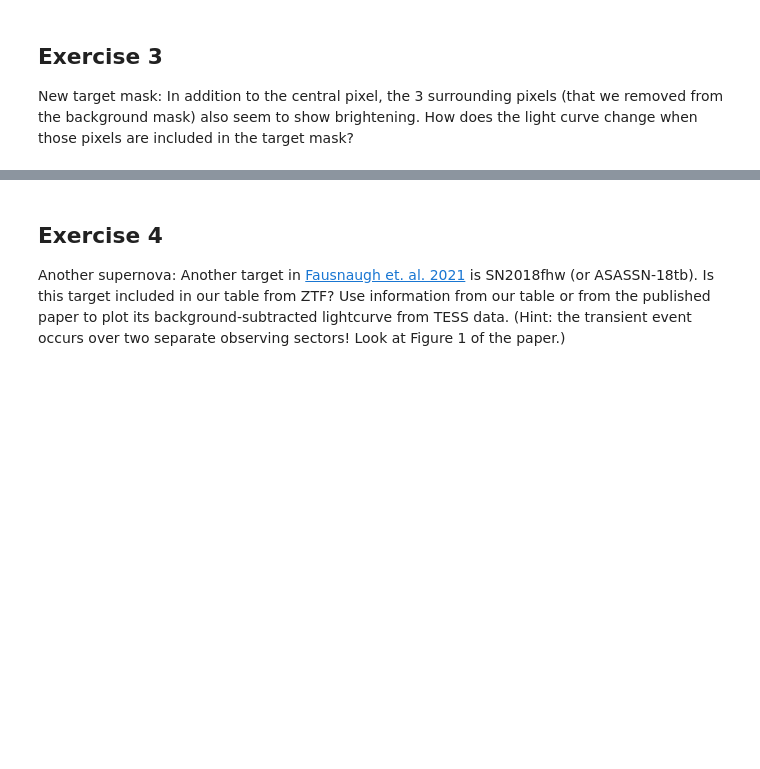
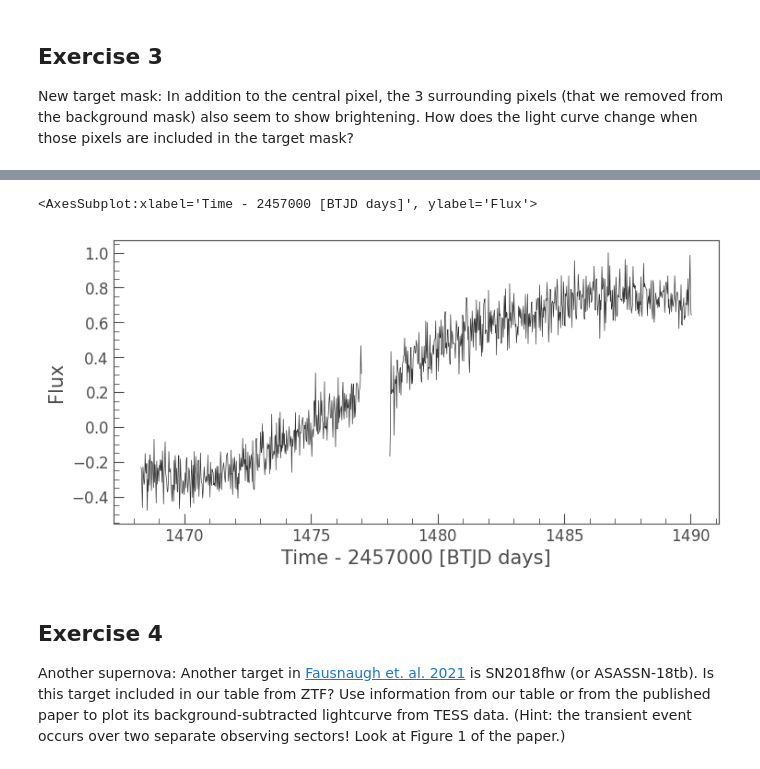
Before and after one commit to spacetelescope/project-tikebook, a Jupyter notebook: transients_nearby_galaxies/transients_nearby_galaxies_solutions.ipynb, the cells around one changed output, grey strips where cells are left out. Saved outputs shown, nothing was run; the diff lists cells and outputs as text; code cells hidden in the pictures; blank space fills up the shorter version.

```diff
--- a/transients_nearby_galaxies/transients_nearby_galaxies_solutions.ipynb
+++ b/transients_nearby_galaxies/transients_nearby_galaxies_solutions.ipynb
@@ -110,3 +133,23 @@ New target mask: In addition to the central pixel, the 3 surrounding pixels (tha
+# %%
+# Now, modify the target_mask array
+target_mask[4,4]=True
+target_mask[5,4]=True
+target_mask[5,5]=True
+n_target_pixels = target_mask.sum()
+# %%
+# Recreate the rest of the steps from the main notebook with the new target_mask
+target_lc=tpf[0].to_lightcurve(aperture_mask=target_mask)
+background_estimate_lc = background_lc_per_pixel * n_target_pixels
+corrected_lc = target_lc - background_estimate_lc.flux
+peaknorm_lc=corrected_lc/np.nanmax(corrected_lc.flux)
+peaknorm_lc.plot()
+# The signal of the supernova is even more prominent when
+# including the other pixels. Our background may be
+# poorly estimated because the flux level before the
+# transient event comes out negative.
+# %% [output]
+<AxesSubplot:xlabel='Time - 2457000 [BTJD days]', ylabel='Flux'>
+[figure, added]
 # %% [markdown]
 ## Exercise 4
 Another supernova: Another target in [Fausnaugh et. al. 2021](https://ui.adsabs.harvard.edu/abs/2021ApJ...908...51F/abstract) is SN2018fhw (or ASASSN-18tb). Is this target included in our table from ZTF? Use information from our table or from the published paper to plot its background-subtracted lightcurve from TESS data. (Hint: the transient event occurs over two separate observing sectors! Look at Figure 1 of the paper.)
```
Also changed, not shown: parts of 2 cells of this notebook, 1 other file.
